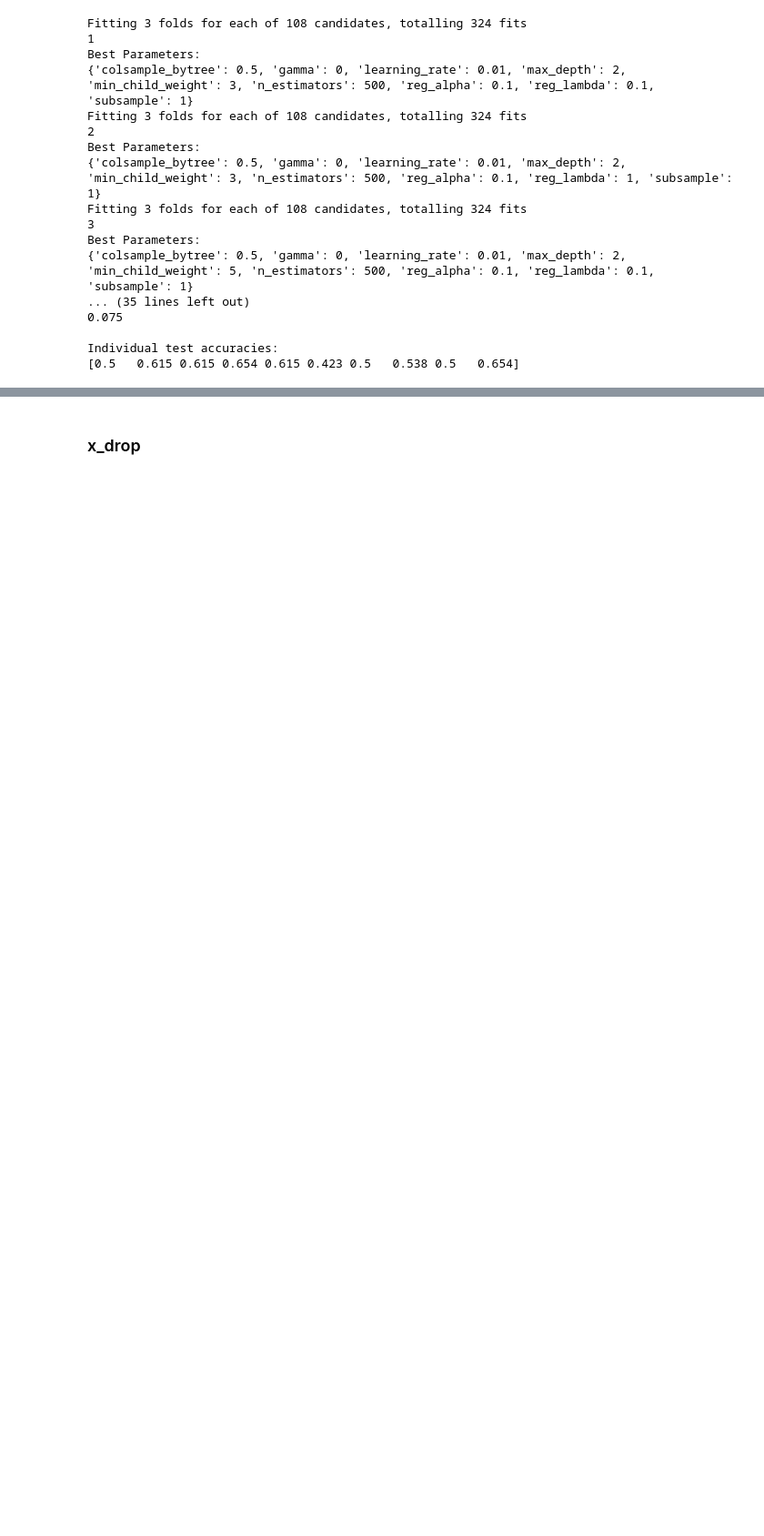
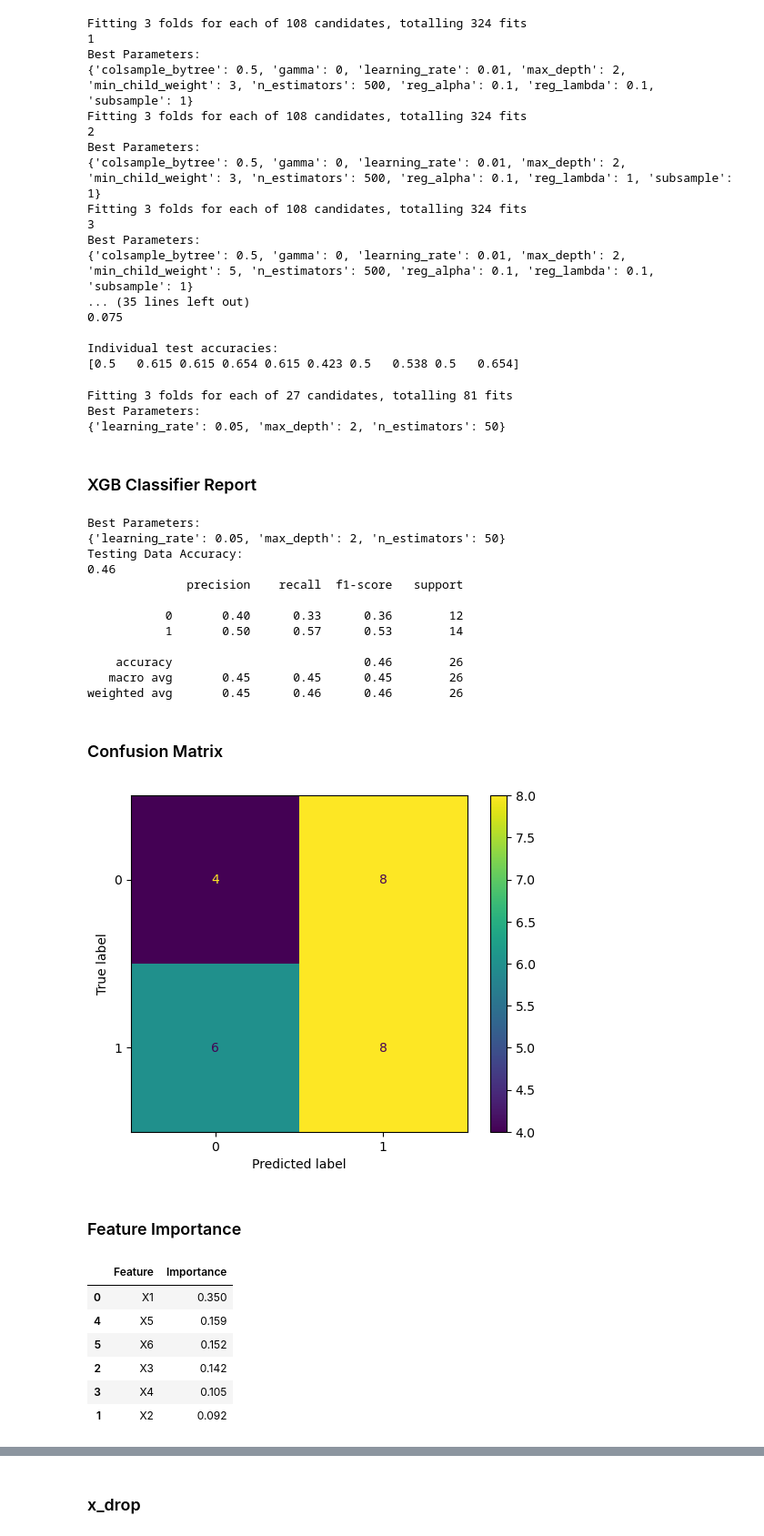
Before and after one commit to mattclark186/eso8GKofnumUkahs, a Jupyter notebook: notebooks/modelling/xgb_model.ipynb, the cells around one changed output, grey strips where cells are left out. Shown at 91% size. Cells and saved outputs as stored; diff of their text form; code cells hidden in the pictures; blank space fills up the shorter version.

Commit message:
Dropping features on xgboost model

```diff
--- a/notebooks/modelling/xgb_model.ipynb
+++ b/notebooks/modelling/xgb_model.ipynb
@@ -136,3 +191,80 @@ Best Parameters:
 
 Individual test accuracies:
 [0.5   0.615 0.615 0.654 0.615 0.423 0.5   0.538 0.5   0.654]
+# %%
+x_train, x_test, y_train, y_test = train_test_split(x, y, test_size=0.2, random_state=29, stratify=y)
+
+param_grid = {
+    'n_estimators': [50, 100, 150],
+    'learning_rate': [0.05, 0.1, 0.2],
+    'max_depth': [2, 3, 5]
+}
+
+xgb_grid = GridSearchCV(
+    XGBClassifier(random_state=29),
+    param_grid,
+    cv=3,
+    scoring='accuracy',
+    n_jobs=-1,
+    verbose=2
+)
+
+xgb_grid.fit(x_train, y_train)
+xgb_model = xgb_grid.best_estimator_
+
+y_pred = xgb_model.predict(x_test)
+
+print('Best Parameters:')
+print(xgb_grid.best_params_)
+
+display(Markdown('### XGB Classifier Report'))
+
+print('Best Parameters:')
+print(xgb_grid.best_params_)
+
+print('Testing Data Accuracy:')
+print(round(accuracy_score(y_test, y_pred), 2))
+
+print(classification_report(y_test, y_pred))
+
+display(Markdown('### Confusion Matrix'))
+
+ConfusionMatrixDisplay.from_predictions(y_test, y_pred)
+plt.show()
+
+importance = pd.DataFrame({
+    'Feature': x_train.columns,
+    'Importance': xgb_model.feature_importances_.round(3)
+})
+
+importance = importance.sort_values('Importance', ascending=False)
+
+display(Markdown('### Feature Importance'))
+display(importance)
+# %% [output]
+Fitting 3 folds for each of 27 candidates, totalling 81 fits
+Best Parameters:
+{'learning_rate': 0.05, 'max_depth': 2, 'n_estimators': 50}
+### XGB Classifier Report
+Best Parameters:
+{'learning_rate': 0.05, 'max_depth': 2, 'n_estimators': 50}
+Testing Data Accuracy:
+0.46
+              precision    recall  f1-score   support
+
+           0       0.40      0.33      0.36        12
+           1       0.50      0.57      0.53        14
+
+    accuracy                           0.46        26
+   macro avg       0.45      0.45      0.45        26
+weighted avg       0.45      0.46      0.46        26
+### Confusion Matrix
+[figure, added]
+### Feature Importance
+|  | Feature | Importance |
+| 0 | X1 | 0.350 |
+| 4 | X5 | 0.159 |
+| 5 | X6 | 0.152 |
+| 2 | X3 | 0.142 |
+| 3 | X4 | 0.105 |
+| 1 | X2 | 0.092 |
```
Also changed, not shown: parts of 6 cells of this notebook.
